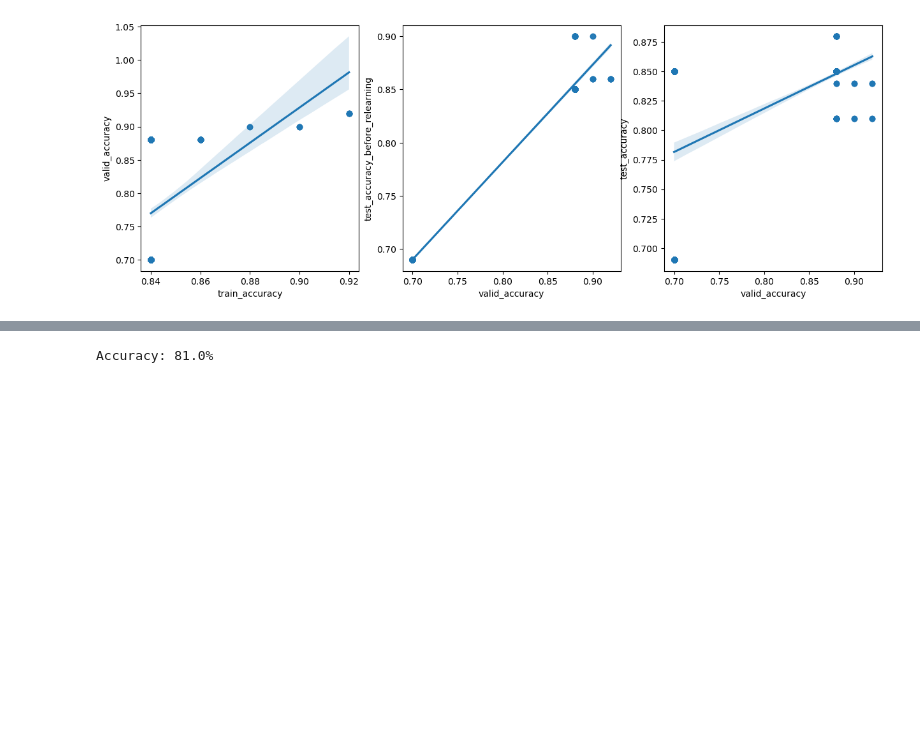
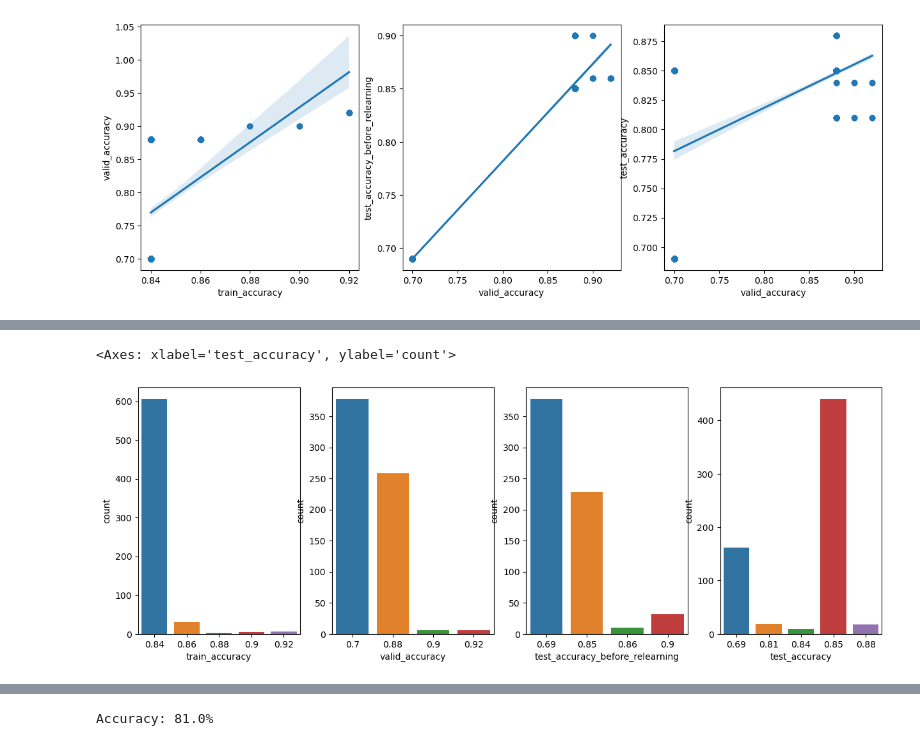
Before and after one commit to LasseLemke/TDT-4173-2023-task-1, a Jupyter notebook: decision_tree/experiment.ipynb, the cells around one changed output, grey strips where cells are left out. Cells and saved outputs as stored; diff of their text form; code cells hidden in the pictures; blank space fills up the shorter version.

Commit message:
visualized performance

```diff
--- a/decision_tree/experiment.ipynb
+++ b/decision_tree/experiment.ipynb
@@ -181,14 +174,9 @@ X_valid.shape
 depths = np.arange(1, X_train.shape[1] + 1)
 min_samples_splits = np.arange(2, 20)
 min_samples_leafs = np.arange(1, 10)
+combinations = list(itertools.product(depths, min_samples_splits, min_samples_leafs))
+combinations_df = pd.DataFrame(combinations, columns=['depth', 'min_samples_split', 'min_samples_leafs'])
 
-# TODO: remove
-#depths = [4]
-#min_samples_splits = [2]
-#min_samples_leafs = [1]
-
-
-combinations = list(itertools.product(depths, min_samples_splits, min_samples_leafs))
 
 models = pd.DataFrame()
 
@@ -200,14 +188,9 @@ models['model'] = pd.Series(
             min_samples_leafs=min_samples_leafs)
         for depth, min_samples_split, min_samples_leafs in combinations]
     )
-models['depth'] = [depth for depth, _, _ in combinations]
-models['min_samples_split'] = [min_samples_split for _, min_samples_split, _ in combinations]
-models['min_samples_leafs'] = [min_samples_leafs for _, _, min_samples_leafs in combinations]
+models = pd.concat([models,combinations_df],axis=1)
 
 models['model'].apply(lambda x: x.fit(X_train, y_train))
 
 models['train_accuracy'] = models['model'].apply(lambda x: dt.accuracy(y_train, x.predict(X_train)))
 models['valid_accuracy'] = models['model'].apply(lambda x: dt.accuracy(y_valid, x.predict(X_valid)))
-
-#models['model'].apply(lambda x: x.fit(X_final_train, y_final_train)) # TODO: remove
-#models['test_accuracy'] = models['model'].apply(lambda x: dt.accuracy(y_test, x.predict(X_test))) # TODO: remove
@@ -305,0 +263,10 @@ models_sorted.sort_values(by='test_accuracy', ascending=False).head(10)
+# %%
+f, ax = plt.subplots(1,4,figsize=(15, 5))
+
+sns.countplot(data=models_sorted, x='train_accuracy',ax=ax[0])
+sns.countplot(data=models_sorted, x='valid_accuracy',ax=ax[1])
+sns.countplot(data=models_sorted, x='test_accuracy_before_relearning',ax=ax[2])
+sns.countplot(data=models_sorted, x='test_accuracy',ax=ax[3])
+# %% [output]
+<Axes: xlabel='test_accuracy', ylabel='count'>
+[figure, added]
```
Also changed, not shown: parts of 11 cells of this notebook.
